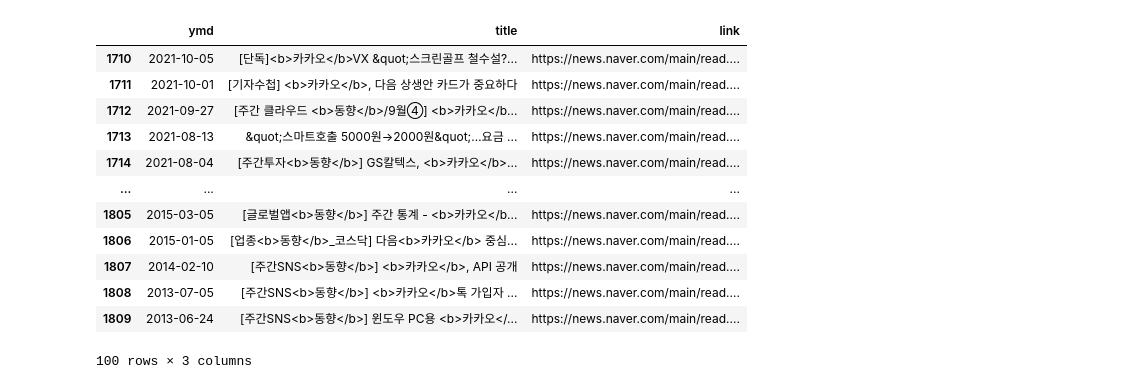
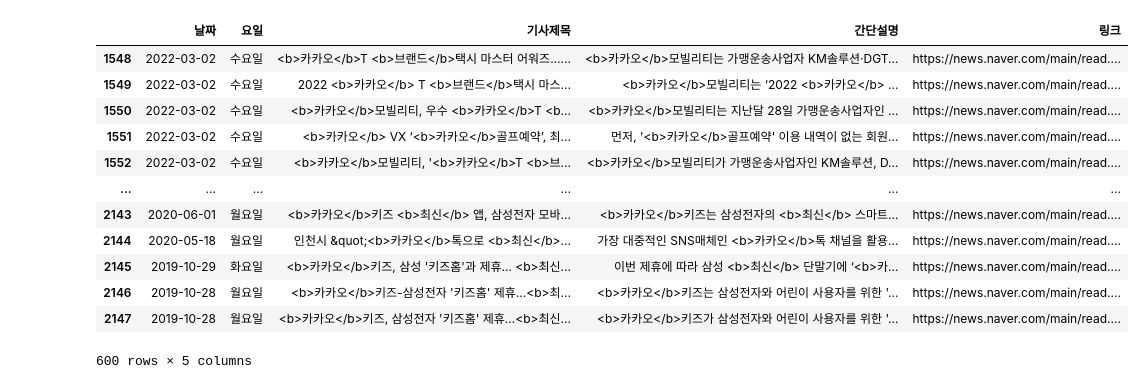
Before and after one commit to dbwlgns15/ANOTHER_SENSE, a Jupyter notebook: 네이버뉴스API_유지훈.ipynb, the cells around one changed output. Cells and saved outputs as stored; diff of their text form; code cells hidden in the pictures.

```diff
--- a/네이버뉴스API_유지훈.ipynb
+++ b/네이버뉴스API_유지훈.ipynb
@@ -70,31 +82,39 @@ for date in date_list:
     d = date_split[1]
     ymd = f'{y}-{m}-{d}'
     ymd_list.append(ymd)
+
+week_dict = {'Mon,':'월요일','Tue,':'화요일','Wed,':'수요일','Thu,':'목요일','Fri,':'금요일','Sat,':'토요일','Sun,':'일요일'}
+week_list = []
+for date in date_list:
+    week = week_dict[date.split()[0]]
+    week_list.append(week)
 # %%
-df = pd.DataFrame()
-df['ymd'] = ymd_list
-df['title'] = title_list
-df['link'] = link_list
+df = pd.DataFrame() # DF 생성
+df['날짜'] = ymd_list
+df['요일'] = week_list
+df['기사제목'] = title_list
+df['간단설명'] = desc_list
+df['링크'] = link_list
 
-df['ymd'] = pd.to_datetime(df['ymd']) # ymd열 타입 datetime으로 변경
-df = df.drop_duplicates(['link']) # 링크 중복 제거
-df = df.drop_duplicates(['title']) # 제목 중복 제거
+df = df.drop_duplicates(['링크']) # 링크 중복 제거
+df = df.drop_duplicates(['기사제목']) # 제목 중복 제거
 
-df = df.sort_values(by=['ymd'], axis=0, ascending = False) # 최신순 정렬
+df['날짜'] = pd.to_datetime(df['날짜']) # ymd열 타입 datetime으로 변경
+df = df.sort_values(by=['날짜'], axis=0, ascending = False) # 최신순 정렬
 df = df.reset_index(drop=True) # 인덱스 리셋
-# %%
-df.tail(100)
-# %% [output]
-|  | ymd | title | link |
-| 1710 | 2021-10-05 | [단독]<b>카카오</b>VX &quot;스크린골프 철수설?... | https://news.naver.com/main/read.... |
-| 1711 | 2021-10-01 | [기자수첩] <b>카카오</b>, 다음 상생안 카드가 중요하다 | https://news.naver.com/main/read.... |
-| 1712 | 2021-09-27 | [주간 클라우드 <b>동향</b>/9월④] <b>카카오</b... | https://news.naver.com/main/read.... |
-| 1713 | 2021-08-13 | &quot;스마트호출 5000원→2000원&quot;…요금 ... | https://news.naver.com/main/read.... |
-| 1714 | 2021-08-04 | [주간투자<b>동향</b>] GS칼텍스, <b>카카오</b>... | https://news.naver.com/main/read.... |
-| ... | ... | ... | ... |
-| 1805 | 2015-03-05 | [글로벌앱<b>동향</b>] 주간 통계 - <b>카카오</b... | https://news.naver.com/main/read.... |
-| 1806 | 2015-01-05 | [업종<b>동향</b>_코스닥] 다음<b>카카오</b> 중심... | https://news.naver.com/main/read.... |
-| 1807 | 2014-02-10 | [주간SNS<b>동향</b>] <b>카카오</b>, API 공개 | https://news.naver.com/main/read.... |
-| 1808 | 2013-07-05 | [주간SNS<b>동향</b>] <b>카카오</b>톡 가입자 ... | https://news.naver.com/main/read.... |
-| 1809 | 2013-06-24 | [주간SNS<b>동향</b>] 윈도우 PC용 <b>카카오</... | https://news.naver.com/main/read.... |
-100 rows × 3 columns
+# %%
+df.tail(600)
+# %% [output]
+|  | 날짜 | 요일 | 기사제목 | 간단설명 | 링크 |
+| 1548 | 2022-03-02 | 수요일 | <b>카카오</b>T <b>브랜드</b>택시 마스터 어워즈…... | <b>카카오</b>모빌리티는 가맹운송사업자 KM솔루션·DGT... | https://news.naver.com/main/read.... |
+| 1549 | 2022-03-02 | 수요일 | 2022 <b>카카오</b> T <b>브랜드</b>택시 마스... | <b>카카오</b>모빌리티는 ‘2022 <b>카카오</b> ... | https://news.naver.com/main/read.... |
+| 1550 | 2022-03-02 | 수요일 | <b>카카오</b>모빌리티, 우수 <b>카카오</b>T <b... | <b>카카오</b>모빌리티는 지난달 28일 가맹운송사업자인 ... | https://news.naver.com/main/read.... |
+| 1551 | 2022-03-02 | 수요일 | <b>카카오</b> VX ‘<b>카카오</b>골프예약’, 최... | 먼저, '<b>카카오</b>골프예약' 이용 내역이 없는 회원... | https://news.naver.com/main/read.... |
+| 1552 | 2022-03-02 | 수요일 | <b>카카오</b>모빌리티, '<b>카카오</b>T <b>브... | <b>카카오</b>모빌리티가 가맹운송사업자인 KM솔루션, D... | https://news.naver.com/main/read.... |
+| ... | ... | ... | ... | ... | ... |
+| 2143 | 2020-06-01 | 월요일 | <b>카카오</b>키즈 <b>최신</b> 앱, 삼성전자 모바... | <b>카카오</b>키즈는 삼성전자의 <b>최신</b> 스마트... | https://news.naver.com/main/read.... |
+| 2144 | 2020-05-18 | 월요일 | 인천시 &quot;<b>카카오</b>톡으로 <b>최신</b>... | 가장 대중적인 SNS매체인 <b>카카오</b>톡 채널을 활용... | https://news.naver.com/main/read.... |
+| 2145 | 2019-10-29 | 화요일 | <b>카카오</b>키즈, 삼성 '키즈홈'과 제휴… <b>최신... | 이번 제휴에 따라 삼성 <b>최신</b> 단말기에 ‘<b>카... | https://news.naver.com/main/read.... |
+| 2146 | 2019-10-28 | 월요일 | <b>카카오</b>키즈-삼성전자 '키즈홈' 제휴...<b>최... | <b>카카오</b>키즈는 삼성전자와 어린이 사용자를 위한 '... | https://news.naver.com/main/read.... |
+| 2147 | 2019-10-28 | 월요일 | <b>카카오</b>키즈, 삼성전자 '키즈홈' 제휴…<b>최신... | <b>카카오</b>키즈가 삼성전자와 어린이 사용자를 위한 '... | https://news.naver.com/main/read.... |
+600 rows × 5 columns
```
Also changed, not shown: parts of 4 cells of this notebook, 4 other files.
